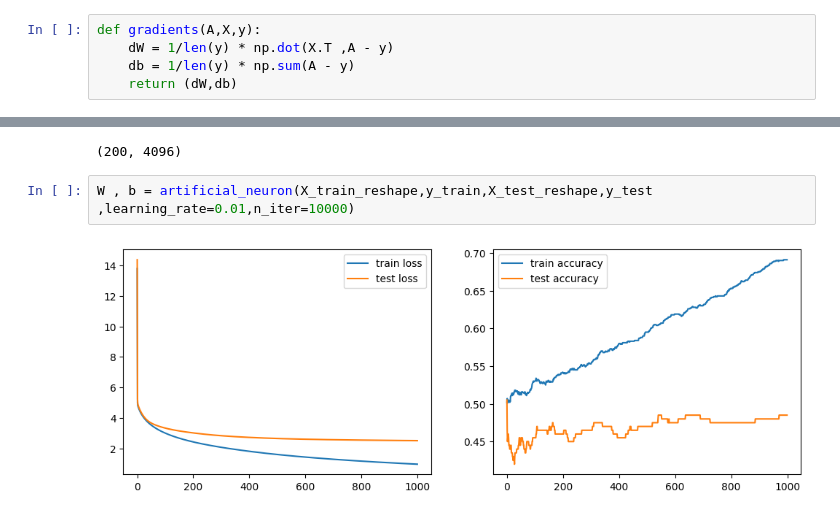
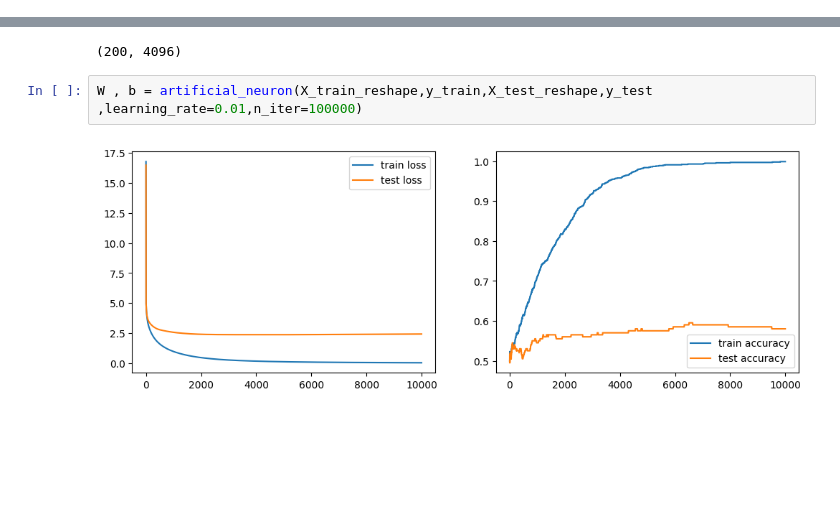
Before and after one commit to 6mtx9/python, a Jupyter notebook: neurone/neurone chien chat.ipynb, the cells around one changed output, grey strips where cells are left out. Cells and saved outputs as stored; diff of their text form; blank space fills up the shorter version.

```diff
--- a/neurone/neurone chien chat.ipynb
+++ b/neurone/neurone chien chat.ipynb
@@ -7,11 +7,6 @@ def initialisation(X):
     W = np.random.randn(X.shape[1],1)
     b = np.random.randn(1)
     return (W,b)
-# %%
-def gradients(A,X,y):
-    dW = 1/len(y) * np.dot(X.T ,A - y)
-    db = 1/len(y) * np.sum(A - y)
-    return (dW,db)
 # %%
 def model(X,W,b):
     Z = X.dot(W) + b
@@ -146,6 +141,6 @@ X_test_reshape.shape
 # %% [output]
 (200, 4096)
 # %%
-W , b = artificial_neuron(X_train_reshape,y_train,X_test_reshape,y_test ,learning_rate=0.01,n_iter=10000)
+W , b = artificial_neuron(X_train_reshape,y_train,X_test_reshape,y_test ,learning_rate=0.01,n_iter=100000)
 # %% [output]
-[figure, old version]
+[figure, new version]
```
Also changed, not shown: 1 other file.
